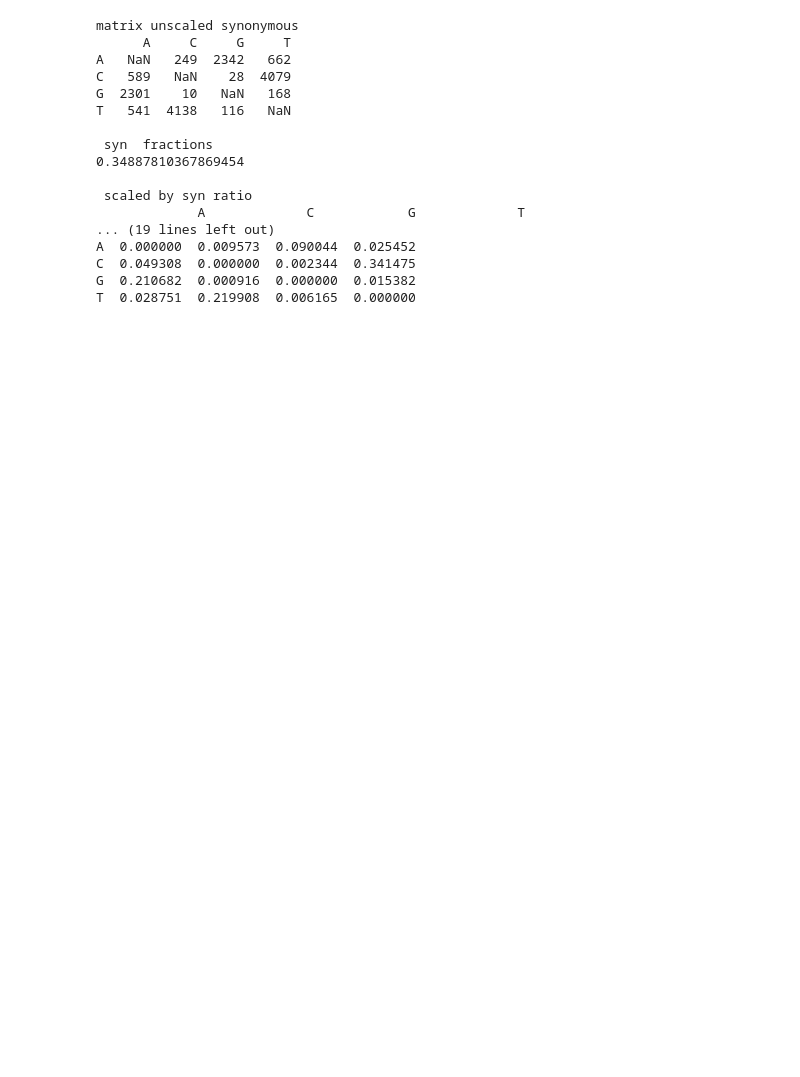
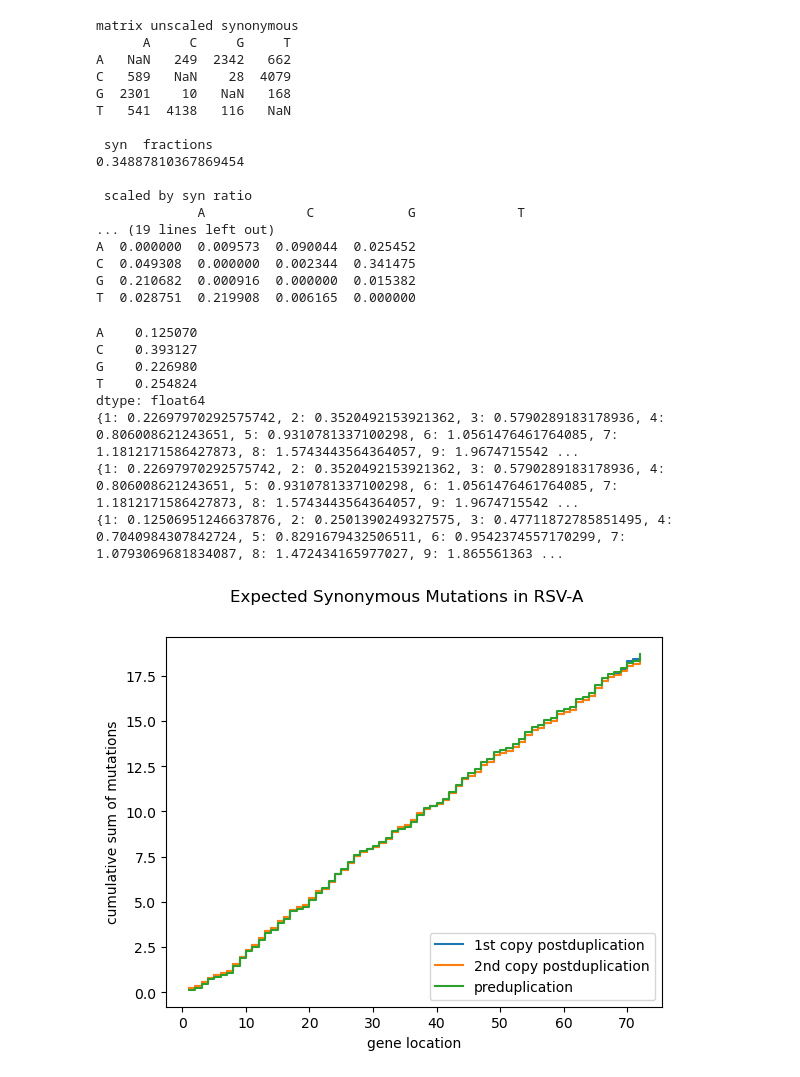
Before and after one commit to LauraU123/mutation_patterns, a Jupyter notebook: matrix.ipynb, the cells around one changed output. Saved outputs shown, nothing was run; the diff lists cells and outputs as text; code cells hidden in the pictures; blank space fills up the shorter version.

Commit message:
cumulative distribution

```diff
--- a/matrix.ipynb
+++ b/matrix.ipynb
@@ -145,3 +145,70 @@ A  0.000000  0.009573  0.090044  0.025452
 C  0.049308  0.000000  0.002344  0.341475
 G  0.210682  0.000916  0.000000  0.015382
 T  0.028751  0.219908  0.006165  0.000000
+# %%
+sum_of_rows = scaled_and_normalized.sum(axis = 1)
+print(sum_of_rows)
+tree_file  = Phylo.read("data/a_tree.nwk", "newick")
+tree_file.root_at_midpoint()
+tree_file.find_clades()
+total_len = tree_file.total_branch_length()
+duplication_file = SeqIO.parse("data/last_reconstruction.fasta", "fasta")
+seq_dict = dict()
+for record in duplication_file:
+    seq_dict[record.id] = record.seq
+for branch in tree_file.get_nonterminals(order='preorder'):
+    if pd.isna(branch.name) == False:
+        if '-'*int(72) not in seq_dict[branch.name]:
+            first_dupl_sequence = seq_dict[branch.name]
+            with_dupl = branch.total_branch_length()
+            break
+for branch in tree_file.get_nonterminals(order='preorder'):
+    if pd.isna(branch.name) == False:
+            first_predupl_sequence = seq_dict[branch.name][72:]
+            break
+without_dupl = total_len-with_dupl
+
+
+post_dupl_1 = first_dupl_sequence[:72]
+post_dupl_2 = first_dupl_sequence[72:]
+
+
+cumulative_1, cumulative_2, cumulative_pre = (dict() for i in range(3))
+cumulative = 0
+for i, character in enumerate(post_dupl_1):
+    cumulative+= sum_of_rows[character]
+    cumulative_1[i+1] =cumulative
+
+cumulative = 0
+for i, character in enumerate(post_dupl_2):
+    cumulative+= sum_of_rows[character]
+    cumulative_2[i+1] =cumulative
+
+cumulative = 0
+for i, character in enumerate(first_predupl_sequence):
+    cumulative+= sum_of_rows[character]
+    cumulative_pre[i+1] =cumulative
+
+
+print(cumulative_1)
+print(cumulative_2)
+print(cumulative_pre)
+#axs = plt.plot()
+plt.step(cumulative_1.keys(), cumulative_1.values(), label= f'1st copy postduplication', where='post')
+plt.step(cumulative_2.keys(), cumulative_2.values(), label=f'2nd copy postduplication', where='post' )
+plt.step(cumulative_pre.keys(), cumulative_pre.values(), label= f'preduplication', where='post' )
+plt.legend(loc='lower right')
+plt.suptitle('Expected Synonymous Mutations in RSV-A')
+plt.xlabel("gene location")
+plt.ylabel("cumulative sum of mutations")
+plt.savefig("expected_synonymous.png")
+# %% [output]
+A    0.125070
+C    0.393127
+G    0.226980
+T    0.254824
+dtype: float64
+{1: 0.22697970292575742, 2: 0.3520492153921362, 3: 0.5790289183178936, 4: 0.806008621243651, 5: 0.9310781337100298, 6: 1.0561476461764085, 7: 1.1812171586427873, 8: 1.5743443564364057, 9: 1.9674715542 ...
+{1: 0.22697970292575742, 2: 0.3520492153921362, 3: 0.5790289183178936, 4: 0.806008621243651, 5: 0.9310781337100298, 6: 1.0561476461764085, 7: 1.1812171586427873, 8: 1.5743443564364057, 9: 1.9674715542 ...
+{1: 0.12506951246637876, 2: 0.2501390249327575, 3: 0.47711872785851495, 4: 0.7040984307842724, 5: 0.8291679432506511, 6: 0.9542374557170299, 7: 1.0793069681834087, 8: 1.472434165977027, 9: 1.865561363 ...
+[figure, added]
```
Also changed, not shown: parts of 1 cell of this notebook.
